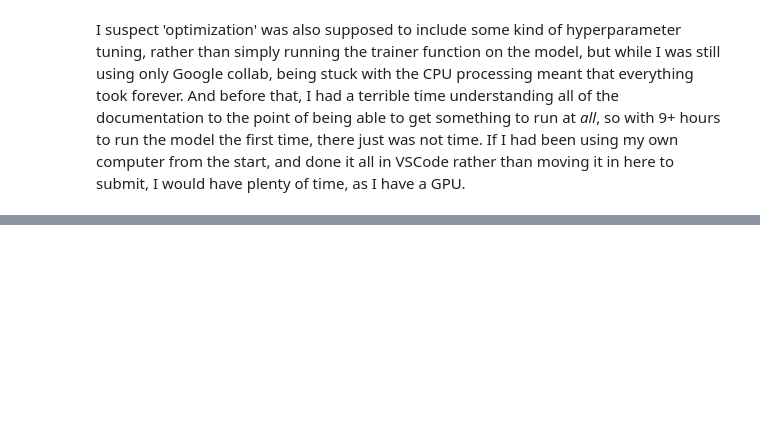
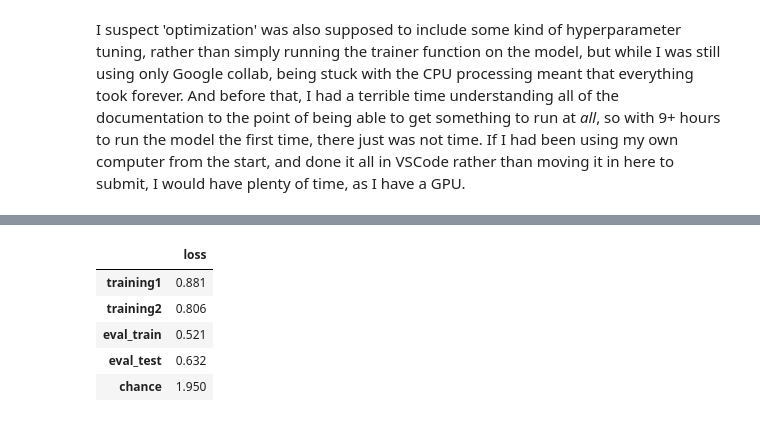
Before and after one commit to MeghanBarritt/llm-project, a Jupyter notebook: notebooks/4-optimization.ipynb, the cells around one changed output, grey strips where cells are left out. Saved outputs shown, nothing was run; the diff lists cells and outputs as text; code cells hidden in the pictures; blank space fills up the shorter version.

```diff
--- a/notebooks/4-optimization.ipynb
+++ b/notebooks/4-optimization.ipynb
@@ -153,0 +208,11 @@ I suspect 'optimization' was also supposed to include some kind of hyperparamete
+# %%
+data2 = {'training1':[0.881],'training2':[0.806],'eval_train':[0.521],'eval_test':[0.632],'chance':[1.95]}
+losses = pd.DataFrame.from_dict(data2,orient='index',columns=['loss'])
+losses
+# %% [output]
+|  | loss |
+| training1 | 0.881 |
+| training2 | 0.806 |
+| eval_train | 0.521 |
+| eval_test | 0.632 |
+| chance | 1.950 |
```
Also changed, not shown: parts of 6 cells of this notebook.
